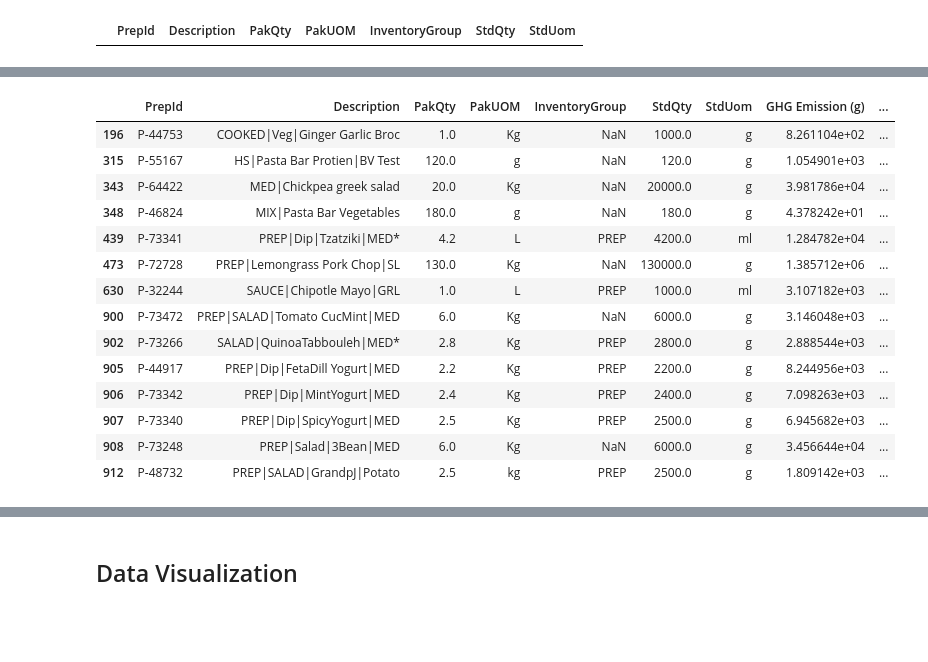
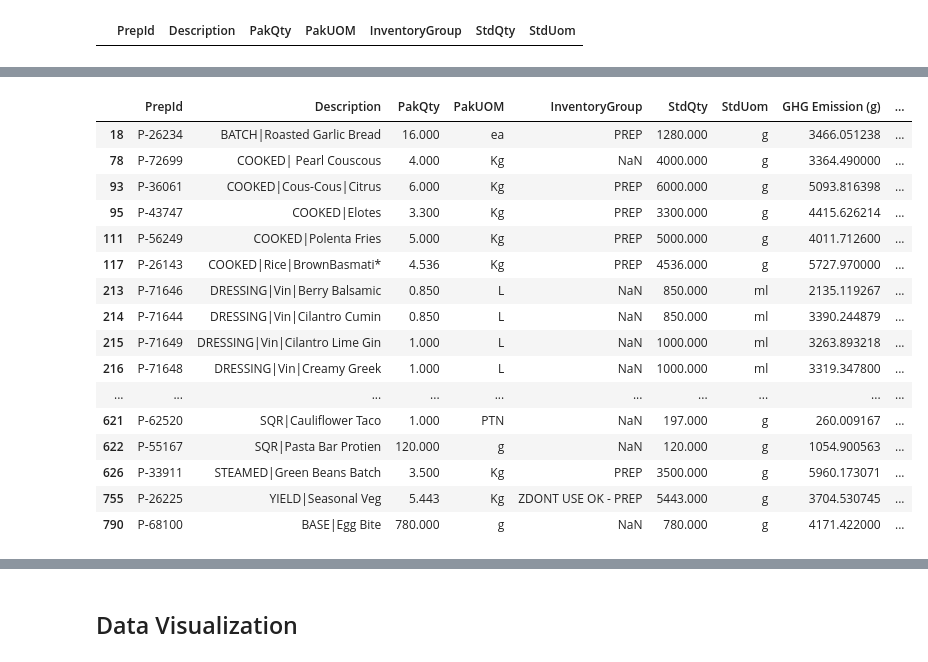
Before and after one commit to SEEDSProjects/CFFS_Label_2024_25, a Jupyter notebook: Notebooks_UBCFS/4_data analysis.ipynb, the cells around one changed output, grey strips where cells are left out. Cells and saved outputs as stored; diff of their text form; code cells hidden in the pictures; blank space fills up the shorter version.

```diff
--- a/Notebooks_UBCFS/4_data analysis.ipynb
+++ b/Notebooks_UBCFS/4_data analysis.ipynb
@@ -940,47 +922,49 @@ Products
 # %%
 #Preps that are also products
-# preps_Products = ["P-26234", "P-72699", "P-36061", "P-43747", "P-56249", "P-26143", "P-71646", "P-71644", "P-71649", "P-71648", "P-71642",
-#                   "P-71645", "P-71647", "P-71643", "P-71650", "P-26170", "P-62502", "P-26631", "P-26310", "P-46824", "P-43606", "P-55098",
-#                   "P-43725", "P-43719", "P-43720", "P-43727", "P-72885", "P-32659", "P-53995", "P-71964", "P-72887", "P-62632", "P-57632",
-#                   "P-8196" , "P-6888" , "P-60797", "P-68205", "P-26205", "P-67686", "P-71659", "P-67685", "P-71664", "P-71657", "P-71661",
-#                   "P-72051", "P-71996", "P-71658", "P-29020", "P-31111", "P-62520", "P-55167", "P-33911", "P-71641", "P-55818", "P-68100",
-#                   "P-26225"] # OK
-preps_Products = ["P-55167", "P-46824", "P-72728", "P-32244", "P-44753", "P-73472",
-                  "P-73266", "P-73341", "P-64422", "P-44917", "P-73342", "P-73340",
-                  "P-73248", "P-48732"] # Gather
+preps_Products = ["P-26234", "P-72699", "P-36061", "P-43747", "P-56249", "P-26143", "P-71646", "P-71644", "P-71649", "P-71648", "P-71642",
+                  "P-71645", "P-71647", "P-71643", "P-71650", "P-26170", "P-62502", "P-26631", "P-26310", "P-46824", "P-43606", "P-55098",
+                  "P-43725", "P-43719", "P-43720", "P-43727", "P-72885", "P-32659", "P-53995", "P-71964", "P-72887", "P-62632", "P-57632",
+                  "P-8196" , "P-6888" , "P-60797", "P-68205", "P-26205", "P-67686", "P-71659", "P-67685", "P-71664", "P-71657", "P-71661",
+                  "P-72051", "P-71996", "P-71658", "P-29020", "P-31111", "P-62520", "P-55167", "P-33911", "P-71641", "P-55818", "P-68100",
+                  "P-26225"] # OK
+# preps_Products = ["P-55167", "P-46824", "P-72728", "P-32244", "P-44753", "P-73472",
+#                   "P-73266", "P-73341", "P-64422", "P-44917", "P-73342", "P-73340",
+#                   "P-73248", "P-48732"] # Gather
 # preps_Products = ["P-56387", "P-67663", "P-71553", "P-56398", "P-67661", "P-41467", "P-67662", "P-67660", "P-67670", "P-45068", "P-71554",
 #                   "P-42353", "P-55167", "P-44528", "P-46824", "P-57404", "P-57323", "P-57317", "P-26062" , "P-33438", "P-35848"] # Feast
 # preps_Products = ['P-25426', 'P-73972', 'P-74038', 'P-74043', 'P-73976', 'P-74042', 'P-74041', 'P-73974', 'P-73973', 'P-73978',
 #                     'P-73969','P-74040','P-73971','P-74039','P-73977','P-74037', 'P-73970' ] #HARVEST FESTIVAL
 #Items that are also products
-# items_Products = ["I-2081", "I-19283", "I-13303"] #OK
-items_Products = ["I-71938"] #Gather
+items_Products = ["I-2081", "I-19283", "I-13303"] #OK
+# items_Products = ["I-71938"] #Gather
 # items_Products = ["I-57554", "I-1033"] #Feast
 Preps_Products = Preps.loc[Preps["PrepId"].isin(preps_Products)]
 Items_Products = mapping.loc[mapping["ItemId"].isin(items_Products)]
 display(Preps_Products)
 display(Items_Products.head(5))
 try:
     assert Preps_Products.shape[0] + Items_Products.shape[0] == len(preps_Products) + len(items_Products)
 except AssertionError:
     if Preps_Products.shape[0] != len(preps_Products):
         print(set(preps_Products) - set(Preps_Products["PrepId"]))
     if Items_Products.shape[0] != len(items_Products):
         print(set(items_Products) - set(Items_Products["ItemId"]))
 # %% [output]
 |  | PrepId | Description | PakQty | PakUOM | InventoryGroup | StdQty | StdUom | GHG Emission (g) | ... |
-| 196 | P-44753 | COOKED|Veg|Ginger Garlic Broc | 1.0 | Kg | NaN | 1000.0 | g | 8.261104e+02 | ... |
-| 315 | P-55167 | HS|Pasta Bar Protien|BV Test | 120.0 | g | NaN | 120.0 | g | 1.054901e+03 | ... |
-| 343 | P-64422 | MED|Chickpea greek salad | 20.0 | Kg | NaN | 20000.0 | g | 3.981786e+04 | ... |
-| 348 | P-46824 | MIX|Pasta Bar Vegetables | 180.0 | g | NaN | 180.0 | g | 4.378242e+01 | ... |
-| 439 | P-73341 | PREP|Dip|Tzatziki|MED* | 4.2 | L | PREP | 4200.0 | ml | 1.284782e+04 | ... |
-| 473 | P-72728 | PREP|Lemongrass Pork Chop|SL | 130.0 | Kg | NaN | 130000.0 | g | 1.385712e+06 | ... |
-| 630 | P-32244 | SAUCE|Chipotle Mayo|GRL | 1.0 | L | PREP | 1000.0 | ml | 3.107182e+03 | ... |
-| 900 | P-73472 | PREP|SALAD|Tomato CucMint|MED | 6.0 | Kg | NaN | 6000.0 | g | 3.146048e+03 | ... |
-| 902 | P-73266 | SALAD|QuinoaTabbouleh|MED* | 2.8 | Kg | PREP | 2800.0 | g | 2.888544e+03 | ... |
-| 905 | P-44917 | PREP|Dip|FetaDill Yogurt|MED | 2.2 | Kg | PREP | 2200.0 | g | 8.244956e+03 | ... |
-| 906 | P-73342 | PREP|Dip|MintYogurt|MED | 2.4 | Kg | PREP | 2400.0 | g | 7.098263e+03 | ... |
-| 907 | P-73340 | PREP|Dip|SpicyYogurt|MED | 2.5 | Kg | PREP | 2500.0 | g | 6.945682e+03 | ... |
-| 908 | P-73248 | PREP|Salad|3Bean|MED | 6.0 | Kg | NaN | 6000.0 | g | 3.456644e+04 | ... |
-| 912 | P-48732 | PREP|SALAD|GrandpJ|Potato | 2.5 | kg | PREP | 2500.0 | g | 1.809142e+03 | ... |
+| 18 | P-26234 | BATCH|Roasted Garlic Bread | 16.000 | ea | PREP | 1280.000 | g | 3466.051238 | ... |
+| 78 | P-72699 | COOKED| Pearl Couscous | 4.000 | Kg | NaN | 4000.000 | g | 3364.490000 | ... |
+| 93 | P-36061 | COOKED|Cous-Cous|Citrus | 6.000 | Kg | PREP | 6000.000 | g | 5093.816398 | ... |
+| 95 | P-43747 | COOKED|Elotes | 3.300 | Kg | PREP | 3300.000 | g | 4415.626214 | ... |
+| 111 | P-56249 | COOKED|Polenta Fries | 5.000 | Kg | PREP | 5000.000 | g | 4011.712600 | ... |
+| 117 | P-26143 | COOKED|Rice|BrownBasmati* | 4.536 | Kg | PREP | 4536.000 | g | 5727.970000 | ... |
+| 213 | P-71646 | DRESSING|Vin|Berry Balsamic | 0.850 | L | NaN | 850.000 | ml | 2135.119267 | ... |
+| 214 | P-71644 | DRESSING|Vin|Cilantro Cumin | 0.850 | L | NaN | 850.000 | ml | 3390.244879 | ... |
+| 215 | P-71649 | DRESSING|Vin|Cilantro Lime Gin | 1.000 | L | NaN | 1000.000 | ml | 3263.893218 | ... |
+| 216 | P-71648 | DRESSING|Vin|Creamy Greek | 1.000 | L | NaN | 1000.000 | ml | 3319.347800 | ... |
+| ... | ... | ... | ... | ... | ... | ... | ... | ... | ... |
+| 621 | P-62520 | SQR|Cauliflower Taco | 1.000 | PTN | NaN | 197.000 | g | 260.009167 | ... |
+| 622 | P-55167 | SQR|Pasta Bar Protien | 120.000 | g | NaN | 120.000 | g | 1054.900563 | ... |
+| 626 | P-33911 | STEAMED|Green Beans Batch | 3.500 | Kg | PREP | 3500.000 | g | 5960.173071 | ... |
+| 755 | P-26225 | YIELD|Seasonal Veg | 5.443 | Kg | ZDONT USE OK - PREP | 5443.000 | g | 3704.530745 | ... |
+| 790 | P-68100 | BASE|Egg Bite | 780.000 | g | NaN | 780.000 | g | 4171.422000 | ... |
 |  | ItemId | CategoryID | Description | CaseQty | CaseUOM | PakQty | PakUOM | InventoryGroup | Food Category_y | ... |
```
Also changed, not shown: parts of 33 cells of this notebook, 4 other files.
